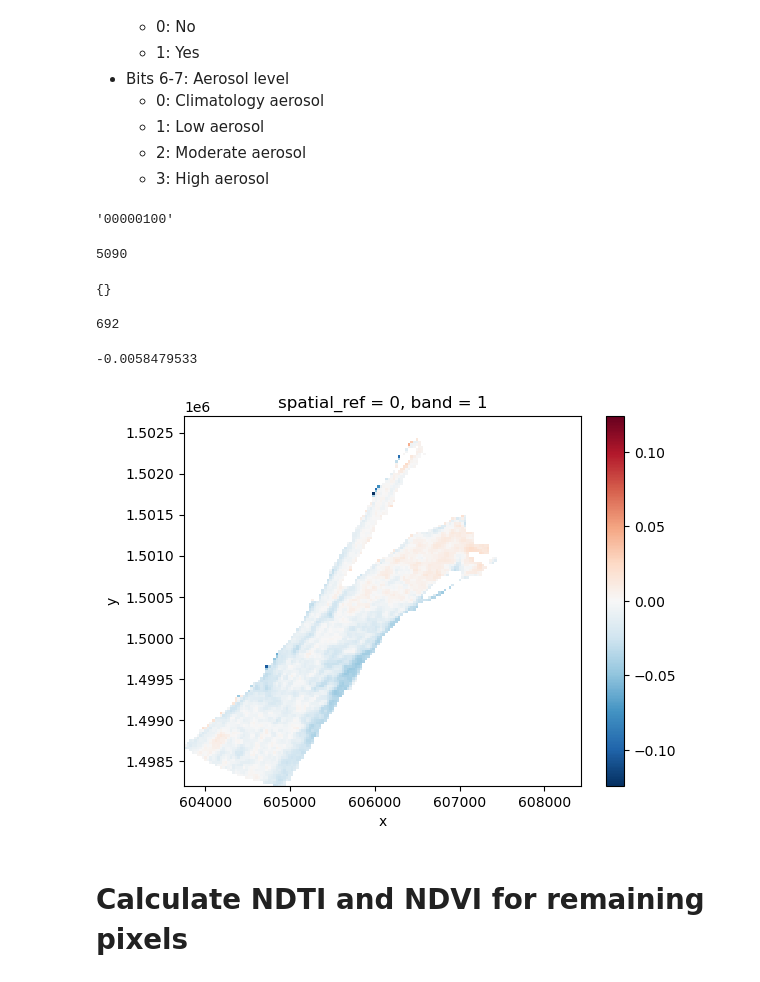
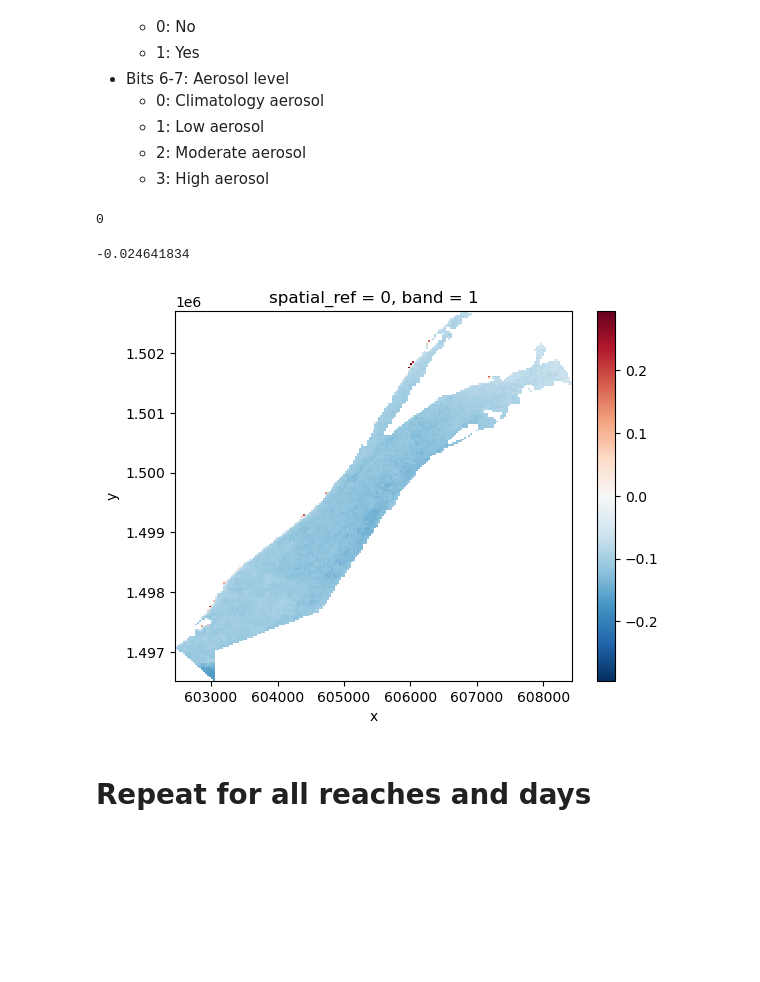
Before and after one commit to UW-GDA/mekong-water-quality, a Jupyter notebook: 02_pull_hls.ipynb, the cells around one changed output. Drawn from its saved outputs; the diff is of its cells as text; code cells hidden in the pictures; blank space fills up the shorter version.

Commit message:
make some plots and presentation notebook

```diff
--- a/02_pull_hls.ipynb
+++ b/02_pull_hls.ipynb
@@ -49,11 +49,11 @@ bounds_proj = reach_mask.rio.bounds()
 bounds_latlon = reach_mask.rio.reproject('EPSG:4326').rio.bounds()
 # %%
 results = earthaccess.search_data(
-    short_name=['HLSL30','HLSS30'],
+    short_name=['HLSS30'], # only query sentinel for now
     bounding_box=bounds_latlon,
     temporal=temporal,
     count=100
 )
 results_df = pd.json_normalize(results)
-results_df.head(5)
+results_df
 # %% [output]
@@ -90,5 +92,2 @@ img_urls
 # %% [markdown]
 For each image, save a version of the river mask matching the extent
-# %%
-for i, name in enumerate(img_names):
-    print(name)
@@ -270,38 +268,33 @@ def ndti(dataset):
     ndti = (dataset['red'] - dataset['green']) / (dataset['red'] + dataset['green'])
     return(ndti)
 
+# ndci
+def ndci(dataset):
+    ndci = (dataset['nir'] - dataset['red']) / (dataset['nir'] + dataset['red'])
+    return(ndci)
+
+# Get value of QC bit based on location
 def get_qc_bit(ar, bit):
     return ( (ar // (2**bit)) - ( (ar // (2**bit)) // 2 * 2) )
-# %% [output]
-'00000100'
-# %%
-# Mask clouds
-reach_0['red'].count().values
-# %% [output]
-5090
-# %%
-reach_0_qa.attrs['failed_count']
-# %% [output]
-{}
 # %%
 # Not cloud
 cloud_mask = (
     (get_qc_bit(reach_0['fmask'], 1) == 0) & # not cloud
     (get_qc_bit(reach_0['fmask'], 2) == 0) & # not cloud adjacent
     (get_qc_bit(reach_0['fmask'], 3) == 0)   # not cloud shadow
 )
 
 reach_0_qa = reach_0.where(cloud_mask)
 reach_0_failed_count = reach_0['red'].count().values - reach_0_qa['red'].count().values
 reach_0_qa.attrs['failed_pixel_count'] = reach_0_failed_count
 reach_0_qa.attrs['total_pixel_count'] = reach_0['red'].count().values
 print(reach_0_failed_count)
 
-ndti(reach_0.where(cloud_mask)).plot.imshow()
+ndci(reach_0.where(cloud_mask)).plot.imshow()
 np.nanmedian(ndti(reach_0.where(cloud_mask)).values)
 # %% [output]
-692
+0
--0.0058479533
+-0.024641834
-[figure, old version]
+[figure, new version]
-# %% [markdown]
-# Calculate NDTI and NDVI for remaining pixels
+# %% [markdown]
+# Repeat for all reaches and days
```
Also changed, not shown: parts of 15 cells of this notebook, 6 other files.
